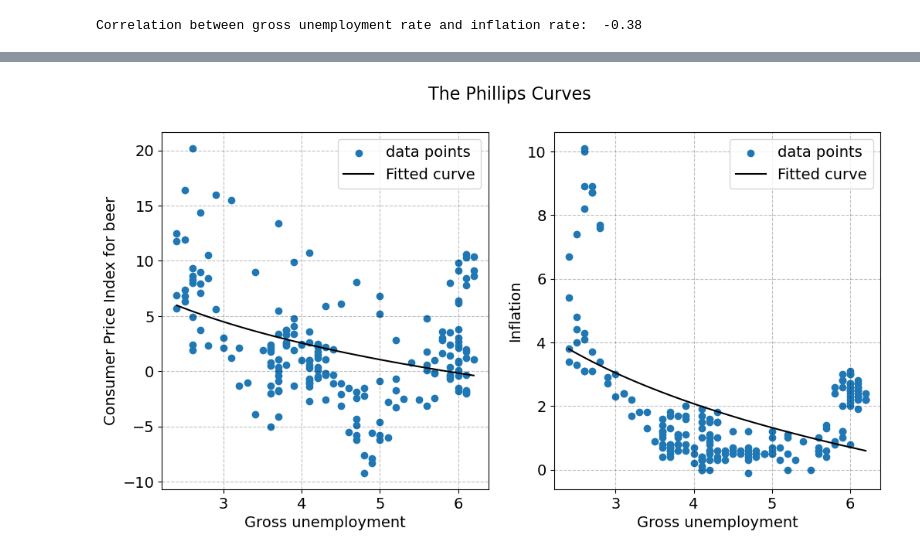
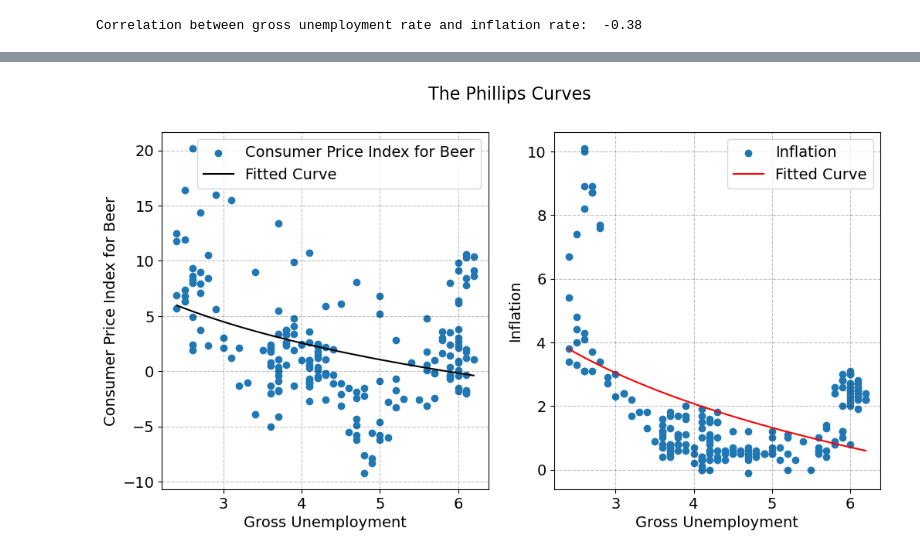
Before and after one commit to NumEconCopenhagen/projects-2023-noobs, a Jupyter notebook: dataproject/Beer.ipynb, the cells around one changed output, grey strips where cells are left out. Drawn from its saved outputs; the diff is of its cells as text; code cells hidden in the pictures.

```diff
--- a/dataproject/Beer.ipynb
+++ b/dataproject/Beer.ipynb
@@ -183,7 +180,8 @@ GUR_api.head(5)
 # %% [markdown]
 **We merge the data:**
 # %%
-beer = pd.merge(CPI_api, GUR_api,on=['TID'], how='outer')
+# We merge our selected dataframes using an outer join,based on the time (TID) column, such that the dataframes are matched.
+beer = pd.merge(CPI_api, GUR_api, on='TID', how='outer')
 beer.head(5)
 # %% [output]
 |  | VAREGR | ENHED | TID | INDHOLD_x | YD | SAESONFAK | INDHOLD_y |
@@ -388,61 +378,75 @@ We find that the correlation is stronger between the inflation and the gross une
 
 We can analyze this further by plotting the relationship between the consumer price index for beer and the total consumer price index against the unemployment rate. Moreover, we have fitted a logarithmic function to the data points to illustrate this relationship which depicts the inverse relationship as described by the Phillips Curve. The figure below shows our results.
 # %%
+import numpy as np
 from scipy.optimize import curve_fit
+import matplotlib.pyplot as plt
 
-# sample points of Unenmployment rate (x) and consumer price index for beer (y)
+# Sample points of Unemployment rate (x) and Consumer Price Index for beer (y)
 x = beer_y.loc[Unemployment[0]]
-y = beer_x.loc[Consumer_price_index[1]]
+y_beer = beer_x.loc[Consumer_price_index[1]]
 y_inf = beer_x.loc[Consumer_price_index[0]]
 
-# fit the function 'a * np.log(b * t) + c' to unenmployment rate (x) and consumer price index for beer (y)
-p0 = [1, 0.1, 0]  # initial values for a, b, and c
-popt, pcov = curve_fit(lambda t, a, b, c: a * np.log(b * t) + c, x, y, p0=p0, maxfev=2000)
+# Ensure x and y have the same length
+min_length = min(len(x), len(y_beer), len(y_inf))
+x = x[:min_length]
+y_beer = y_beer[:min_length]
+y_inf = y_inf[:min_length]
 
-# save fitted values
-a = popt[0]
-b = popt[1]
-c = popt[2]
+# Filter out invalid values
+valid_indices = np.logical_and(np.isfinite(x), np.isfinite(y_beer))
+x = x[valid_indices]
+y_beer = y_beer[valid_indices]
 
-# fit the function 'a * np.log(b * t) + c' to unenmployment rate (x) and inflation (y)
+valid_indices = np.logical_and(np.isfinite(x), np.isfinite(y_inf))
+x = x[valid_indices]
+y_inf = y_inf[valid_indices]
+
+# Fit the function 'a * np.log(b * t) + c' to unemployment rate (x) and Consumer Price Index for beer (y)
+p0 = [1, 0.1, 0]  # Initial values for a, b, and c
+popt_beer, pcov_beer = curve_fit(lambda t, a, b, c: a * np.log(b * t) + c, x, y_beer, p0=p0, maxfev=2000)
+
+# Save fitted values for beer
+a_beer = popt_beer[0]
+b_beer = popt_beer[1]
+c_beer = popt_beer[2]
+
+# Fit the function 'a * np.log(b * t) + c' to unemployment rate (x) and inflation (y)
 popt_inf, pcov_inf = curve_fit(lambda t, a, b, c: a * np.log(b * t) + c, x, y_inf, p0=p0, maxfev=2000)
 
-# save fitted values
+# Save fitted values for inflation
 a_inf = popt_inf[0]
 b_inf = popt_inf[1]
 c_inf = popt_inf[2]
 
+# Print values
+print('Fitted values for beer: (a, b, c) = ({:.2f}, {:.2f}, {:.2f})'.format(a_beer, b_beer, c_beer))
+print('Fitted values for inflation: (a, b, c) = ({:.2f}, {:.2f}, {:.2f})'.format(a_inf, b_inf, c_inf))
 
-# print values
-print('fitted values for beer: (a, b, c) = ({:.2f}, {:.2f}, {:.2f}) '.format(a,b,c) +
-      '\n fitted values for total inflation: (a, b, c) = ({:.2f}, {:.2f}, {:.2f}) '.format(a_inf,b_inf,c_inf))
-
-# create the fitted curve
+# Create the fitted curves
 x_fitted = np.linspace(np.min(x), np.max(x), 100)
-y_fitted = a * np.log(b * x_fitted) + c
+y_beer_fitted = a_beer * np.log(b_beer * x_fitted) + c_beer
 y_inf_fitted = a_inf * np.log(b_inf * x_fitted) + c_inf
 
-# create figure
-fig = plt.figure(figsize=(12,6))
+# Create figure with two subplots
+fig, (ax1, ax2) = plt.subplots(1, 2, figsize=(12, 6))
 
-# plot figure of unemployment rate against cpi for beer
-ax_left = fig.add_subplot(1,2,1)
-ax_left.scatter(x, y, label='data points')
-ax_left.plot(x_fitted, y_fitted, 'k', label='Fitted curve')
-ax_left.set_ylabel('Consumer Price Index for beer')
-ax_left.set_xlabel('Gross unemployment')
-ax_left.legend()
+# Plot figure of unemployment rate against CPI for beer
+ax1.scatter(x, y_beer, label='Consumer Price Index for Beer')
+ax1.plot(x_fitted, y_beer_fitted, 'k', label='Fitted Curve')
+ax1.set_ylabel('Consumer Price Index for Beer')
+ax1.set_xlabel('Gross Unemployment')
+ax1.legend()
 
-# plot figure of employment against inflation rate
-ax_right = fig.add_subplot(1,2,2)
-ax_right.scatter(x, y_inf, label='data points')
-ax_right.plot(x_fitted, y_inf_fitted, 'k', label='Fitted curve')
-ax_right.set_ylabel('Inflation')
-ax_right.set_xlabel('Gross unemployment')
-ax_right.legend()
+# Plot figure of unemployment rate against inflation
+ax2.scatter(x, y_inf, label='Inflation')
+ax2.plot(x_fitted, y_inf_fitted, 'r', label='Fitted Curve')
+ax2.set_ylabel('Inflation')
+ax2.set_xlabel('Gross Unemployment')
+ax2.legend()
 
+# Set the title for the figure
+fig.suptitle("The Phillips Curves", fontsize=16)
 
-plt.close(fig) # (Suppress print to fit slides)
-fig.suptitle(rf"The Phillips Curves",fontsize=16)
-fig
+plt.show()
 # %% [output]
@@ -451 +455 @@ fitted values for beer: (a, b, c) = (-6.69, 0.16, -0.46)
-[figure, old version]
+[figure, new version]
```
Also changed, not shown: parts of 26 cells of this notebook.
